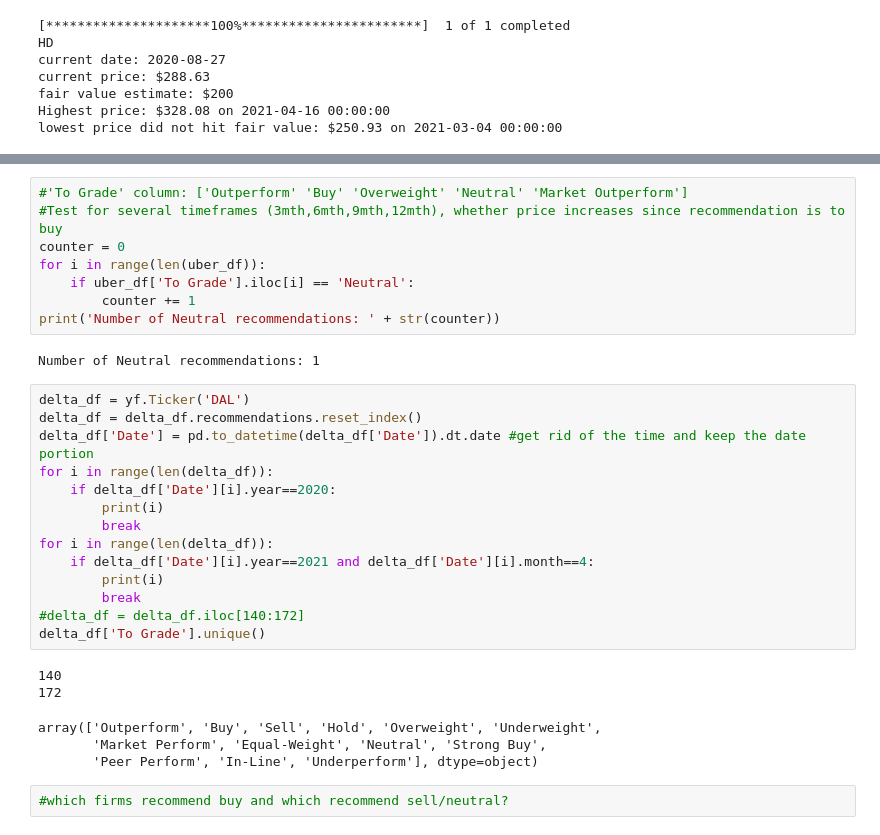
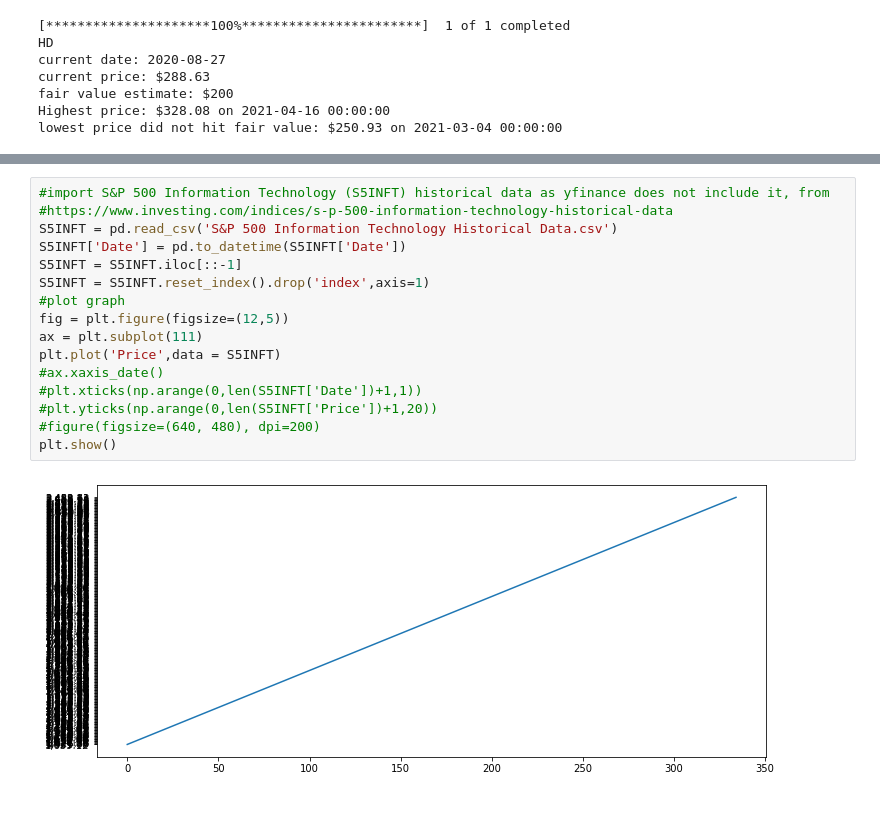
Before and after one commit to holyminer/NUS-DSS, a Jupyter notebook: notebooks/Stock market analysis during the Covid-19 pandemic.ipynb, the cells around one changed output, grey strips where cells are left out. Cells and saved outputs as stored; diff of their text form; blank space fills up the shorter version.

```diff
--- a/notebooks/Stock market analysis during the Covid-19 pandemic.ipynb
+++ b/notebooks/Stock market analysis during the Covid-19 pandemic.ipynb
@@ -264,32 +238,18 @@ print(uber_df['Action'].unique())
-# %%
-#'To Grade' column: ['Outperform' 'Buy' 'Overweight' 'Neutral' 'Market Outperform']
-#Test for several timeframes (3mth,6mth,9mth,12mth), whether price increases since recommendation is to buy
-counter = 0
-for i in range(len(uber_df)):
-    if uber_df['To Grade'].iloc[i] == 'Neutral':
-        counter += 1
-print('Number of Neutral recommendations: ' + str(counter))
-# %% [output]
-Number of Neutral recommendations: 1
-# %%
-delta_df = yf.Ticker('DAL')
-delta_df = delta_df.recommendations.reset_index()
-delta_df['Date'] = pd.to_datetime(delta_df['Date']).dt.date #get rid of the time and keep the date portion
-for i in range(len(delta_df)):
-    if delta_df['Date'][i].year==2020:
-        print(i)
-        break
-for i in range(len(delta_df)):
-    if delta_df['Date'][i].year==2021 and delta_df['Date'][i].month==4:
-        print(i)
-        break
-#delta_df = delta_df.iloc[140:172]
-delta_df['To Grade'].unique()
-# %% [output]
-140
-172
-array(['Outperform', 'Buy', 'Sell', 'Hold', 'Overweight', 'Underweight',
-       'Market Perform', 'Equal-Weight', 'Neutral', 'Strong Buy',
-       'Peer Perform', 'In-Line', 'Underperform'], dtype=object)
-# %%
-#which firms recommend buy and which recommend sell/neutral?
+# %%
+#import S&P 500 Information Technology (S5INFT) historical data as yfinance does not include it, from
+#https://www.investing.com/indices/s-p-500-information-technology-historical-data
+S5INFT = pd.read_csv('S&P 500 Information Technology Historical Data.csv')
+S5INFT['Date'] = pd.to_datetime(S5INFT['Date'])
+S5INFT = S5INFT.iloc[::-1]
+S5INFT = S5INFT.reset_index().drop('index',axis=1)
+#plot graph
+fig = plt.figure(figsize=(12,5))
+ax = plt.subplot(111)
+plt.plot('Price',data = S5INFT)
+#ax.xaxis_date()
+#plt.xticks(np.arange(0,len(S5INFT['Date'])+1,1))
+#plt.yticks(np.arange(0,len(S5INFT['Price'])+1,20))
+#figure(figsize=(640, 480), dpi=200)
+plt.show()
+# %% [output]
+[figure, added]
```
Also changed, not shown: parts of 16 cells of this notebook.
